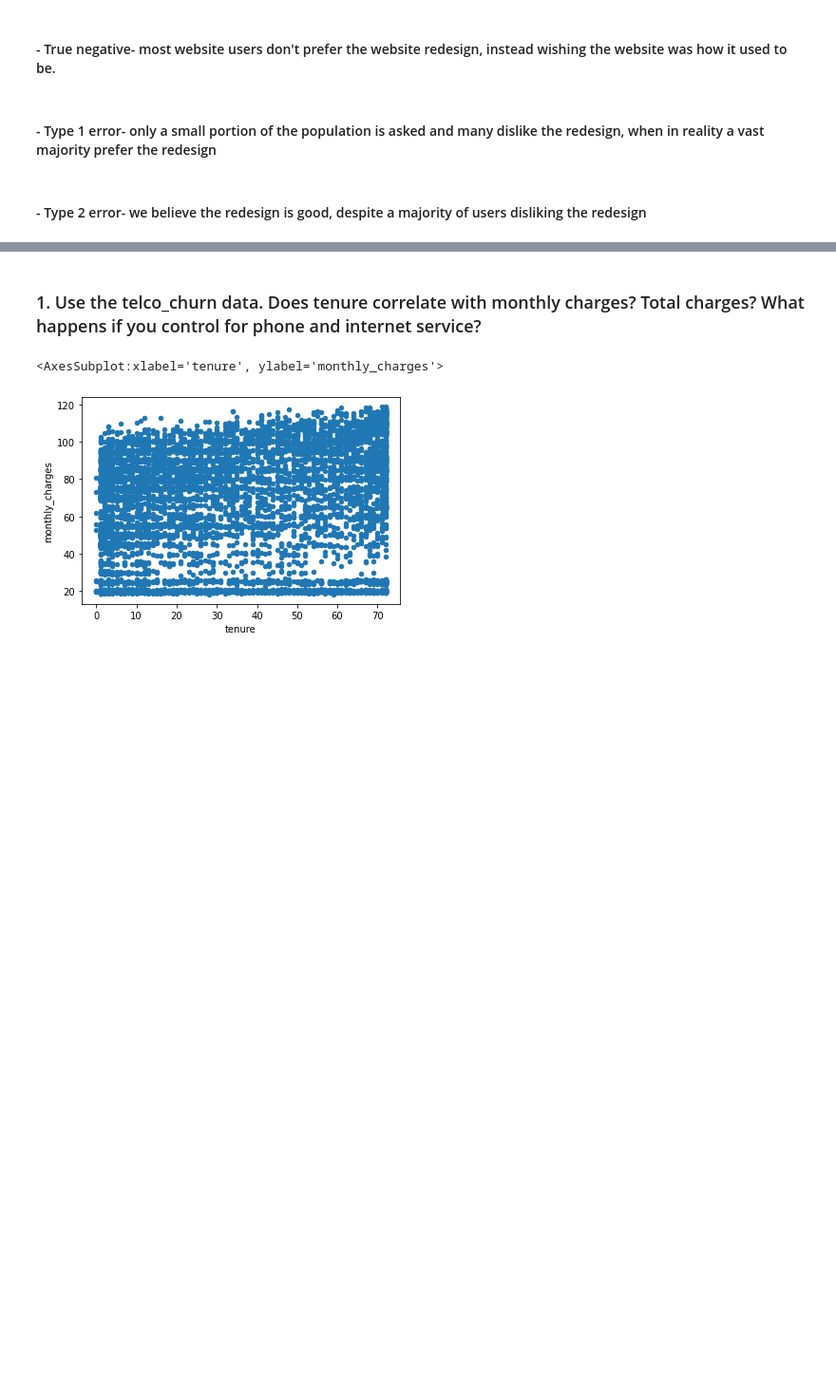
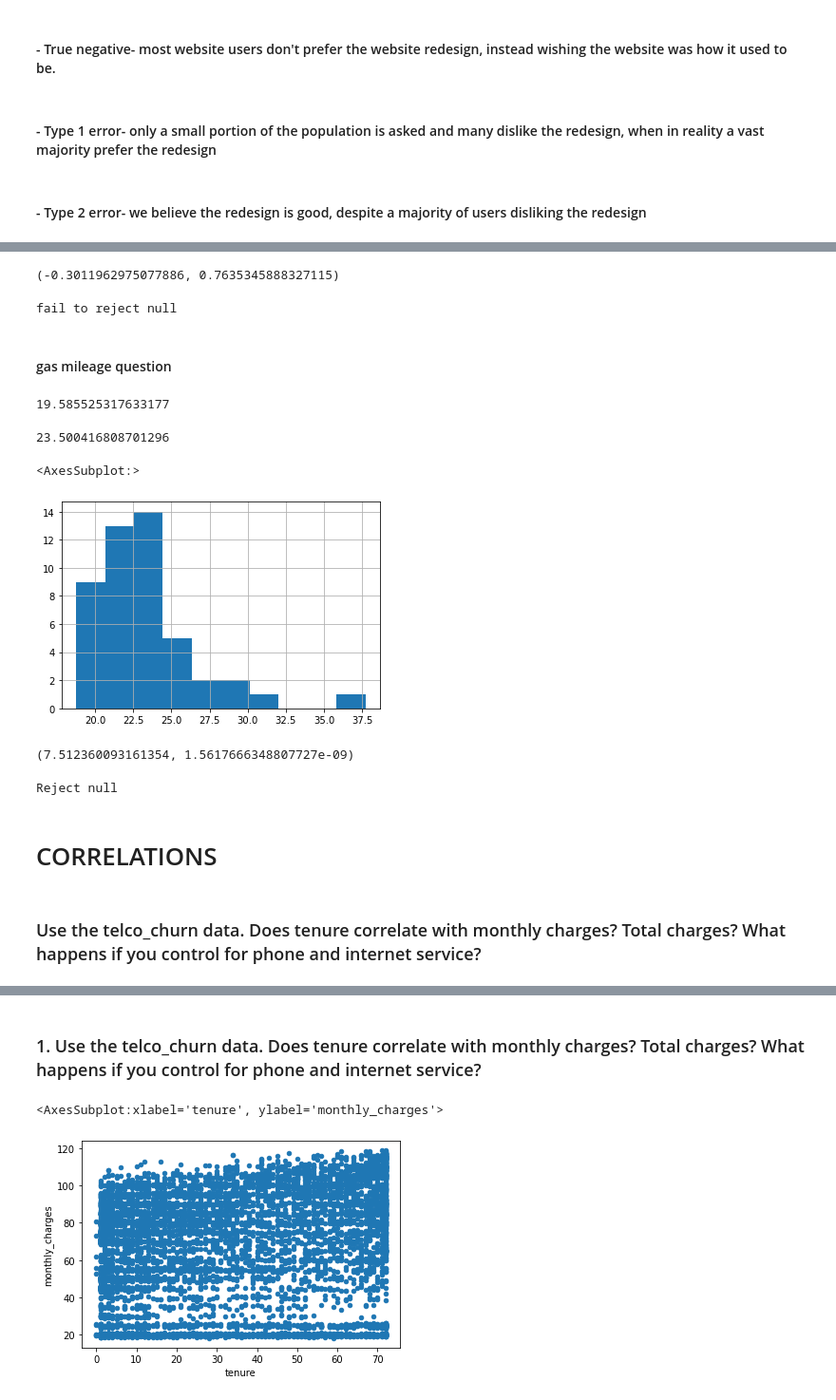
Before and after one commit to codyclonts/statistics-exercises, a Jupyter notebook: hypothesis_testing.ipynb, the cells around one changed output, grey strips where cells are left out. Shown at 95% size. Cells and saved outputs as stored; diff of their text form; code cells hidden in the pictures; blank space fills up the shorter version.

```diff
--- a/hypothesis_testing.ipynb
+++ b/hypothesis_testing.ipynb
@@ -43,0 +89,4 @@ from env import get_db_url
+# %%
+from pydataset import data
+mpg = data('mpg')
+mpg.head()
@@ -43,0 +100,4 @@ from env import get_db_url
+# %%
+mpg['avg_fe'] = stats.hmean(mpg[['cty', 'hwy']], axis=1)
+fe_2008 = mpg[mpg.year == 2008].avg_fe
+fe_1999 = mpg[mpg.year == 1999].avg_fe
@@ -44,3 +114,48 @@ from env import get_db_url
+# %%
+# calculate t & p
+t, p = stats.ttest_ind(fe_2008, fe_1999)
+t, p
+# %% [output]
+(-0.3011962975077886, 0.7635345888327115)
+# %%
+if p < alpha:
+    print('Reject null')
+else:
+    print('fail to reject null')
+# %% [output]
+fail to reject null
+# %% [markdown]
+#### gas mileage question
+# %%
+fe_compact = mpg[mpg['class'] == 'compact'].avg_fe
+pop_mean = mpg.avg_fe.mean()
+pop_mean
+# %% [output]
+19.585525317633177
+# %%
+fe_compact.mean()
+# %% [output]
+23.500416808701296
+# %%
+fe_compact.hist()
+# %% [output]
+<AxesSubplot:>
+[figure, added]
+# %%
+# calculate t & p
+t, p = stats.ttest_1samp(fe_compact, pop_mean)
+t, p
+# %% [output]
+(7.512360093161354, 1.5617666348807727e-09)
+# %%
+if (p/2 < alpha) and t > 0:
+    print('Reject null')
+# %% [output]
+Reject null
+# %% [markdown]
+# CORRELATIONS
+# %% [markdown]
+### Use the telco_churn data. Does tenure correlate with monthly charges? Total charges? What happens if you control for phone and internet service?
 # %%
 url = get_db_url("telco_churn")
 sql = """
```
Also changed, not shown: parts of 19 cells of this notebook.
